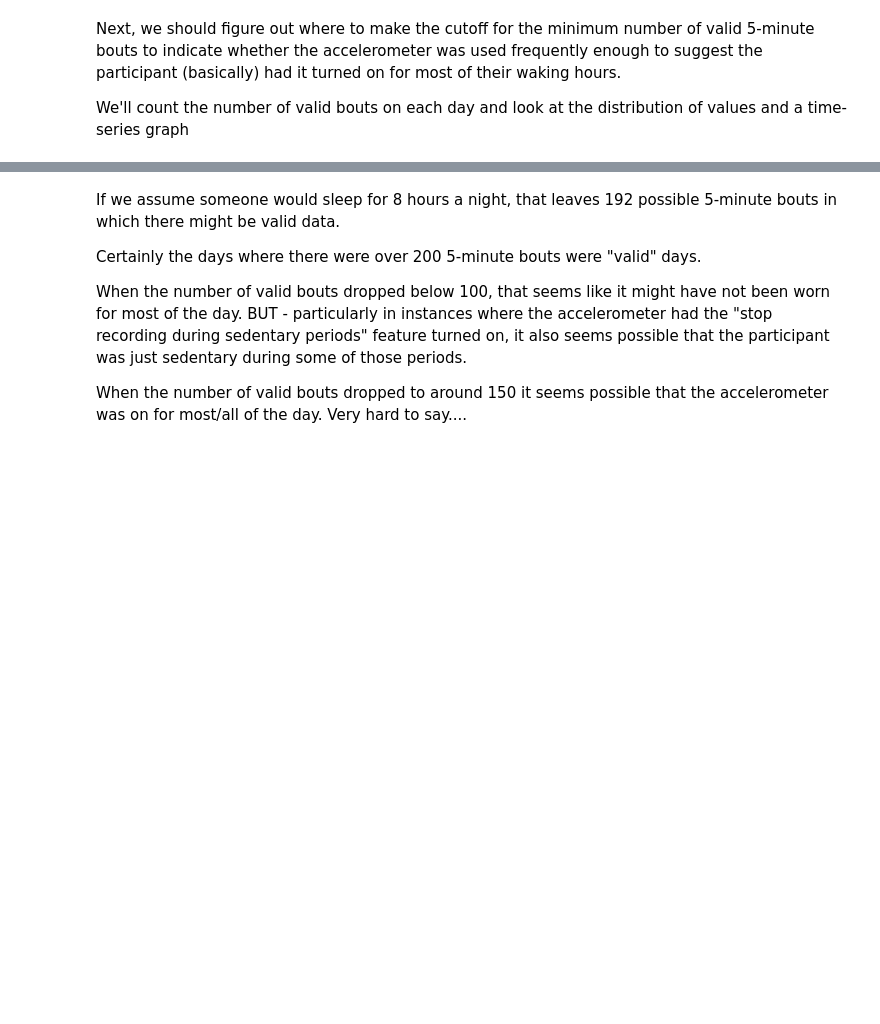
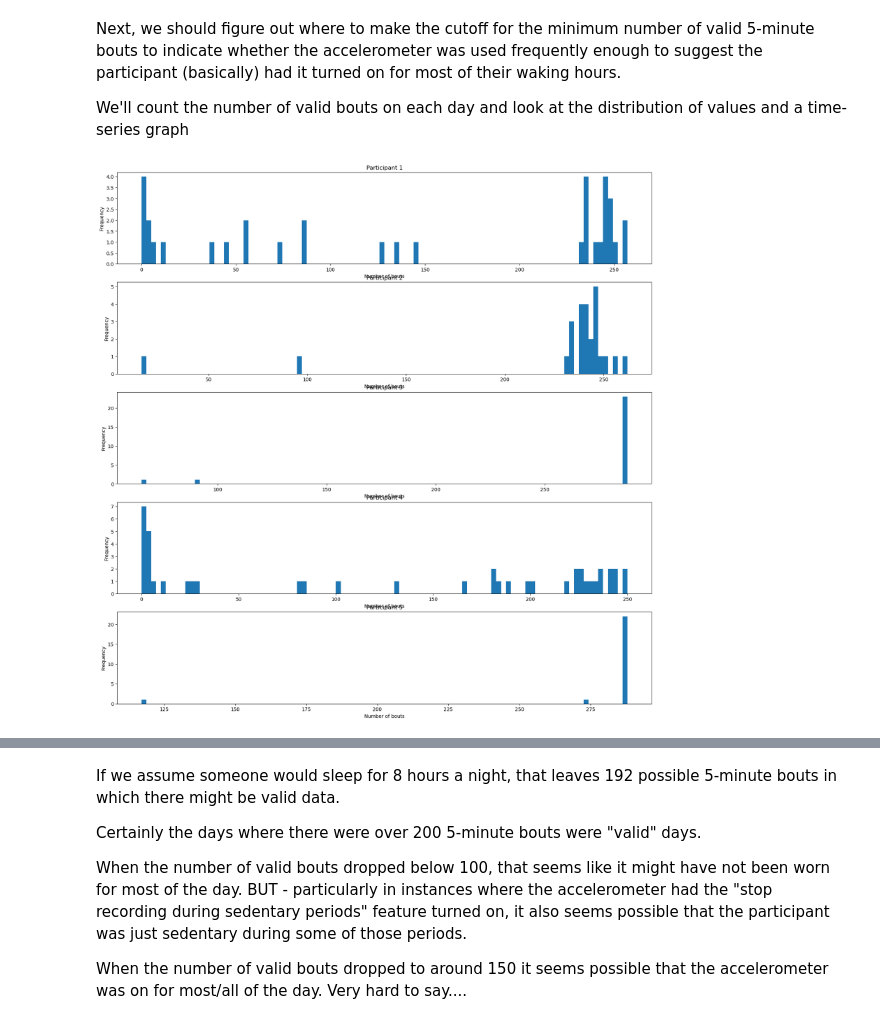
Before and after one commit to aarondweinberg/CMI_problematic_internet_use, a Jupyter notebook: Accelerometer_exploration_6_Alternative_MVPA_Identification.ipynb, the cells around one changed output, grey strips where cells are left out. Saved outputs shown, nothing was run; the diff lists cells and outputs as text; code cells hidden in the pictures; blank space fills up the shorter version.

```diff
--- a/Accelerometer_exploration_6_Alternative_MVPA_Identification.ipynb
+++ b/Accelerometer_exploration_6_Alternative_MVPA_Identification.ipynb
@@ -77,7 +92,12 @@ data0a418b57.head(30)
 #data0a418b57_resampled_5min = data0a418b57_filled.resample('5min').mean()
 # %%
 # Create a new data frame by grouping the observations into 5-minute intervals and computing the mean of each interval
+
 data0a418b57_resampled_5min = data0a418b57.resample('5min').mean()
+data0a431608_resampled_5min = data0a431608.resample('5min').mean()
+data0b7d7aec_resampled_5min = data0b7d7aec.resample('5min').mean()
+data0b7d9da6_resampled_5min = data0b7d9da6.resample('5min').mean()
+data0b50f3fa_resampled_5min = data0b50f3fa.resample('5min').mean()
 # %% [markdown]
 **We can check on the above hypotheses**
 
@@ -111,4 +131,10 @@ Next, we should figure out where to make the cutoff for the minimum number of va
 We'll count the number of valid bouts on each day and look at the distribution of values and a time-series graph
 # %%
 # Group the data frame by day and count the number of non-NaN values of the 'enmo' variable
-boutcount = data0a418b57_resampled_5min.groupby(data0a418b57_resampled_5min.index.date).count()['enmo']
+#boutcount = data0a418b57_resampled_5min.groupby(data0a418b57_resampled_5min.index.date).count()['enmo']
+
+boutcount_data0a418b57 = data0a418b57_resampled_5min.groupby(data0a418b57_resampled_5min.index.date).count()['enmo']
+boutcount_data0a431608 = data0a431608_resampled_5min.groupby(data0a431608_resampled_5min.index.date).count()['enmo']
+boutcount_data0b7d7aec = data0b7d7aec_resampled_5min.groupby(data0b7d7aec_resampled_5min.index.date).count()['enmo']
+boutcount_data0b7d9da6 = data0b7d9da6_resampled_5min.groupby(data0b7d9da6_resampled_5min.index.date).count()['enmo']
+boutcount_data0b50f3fa = data0b50f3fa_resampled_5min.groupby(data0b50f3fa_resampled_5min.index.date).count()['enmo']
@@ -123,0 +141,18 @@ fig.show()
+# %%
+# Make a histogram of the values of boutcount
+
+boutcountlist = [boutcount_data0a418b57,boutcount_data0a431608,boutcount_data0b7d7aec,boutcount_data0b7d9da6,boutcount_data0b50f3fa]
+
+figure, axis = plt.subplots(5, 1, figsize=(20,20))
+
+# For each column in boutcountlist, create a histogram and add it to the axis
+for i in range(5):
+    axis[i].hist(boutcountlist[i], bins=100)
+    axis[i].set_title('Participant ' + str(i+1))
+    axis[i].set_xlabel('Number of bouts')
+    axis[i].set_ylabel('Frequency')
+
+#fig = px.histogram(boutcount_data0a431608, x=boutcount_data0a431608, nbins=100)
+#fig.show()
+# %% [output]
+[figure, added]
```
Also changed, not shown: parts of 5 cells of this notebook, 1 other file.
